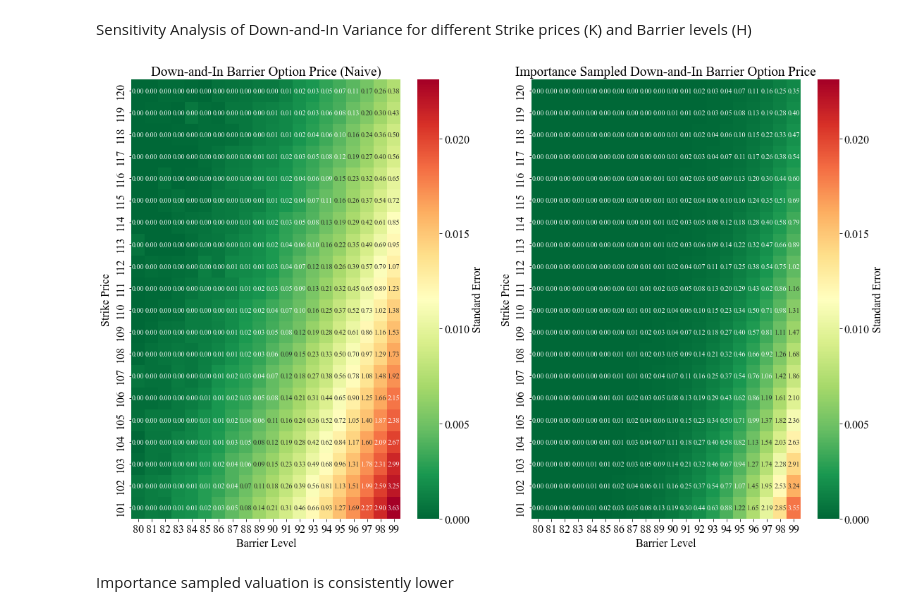
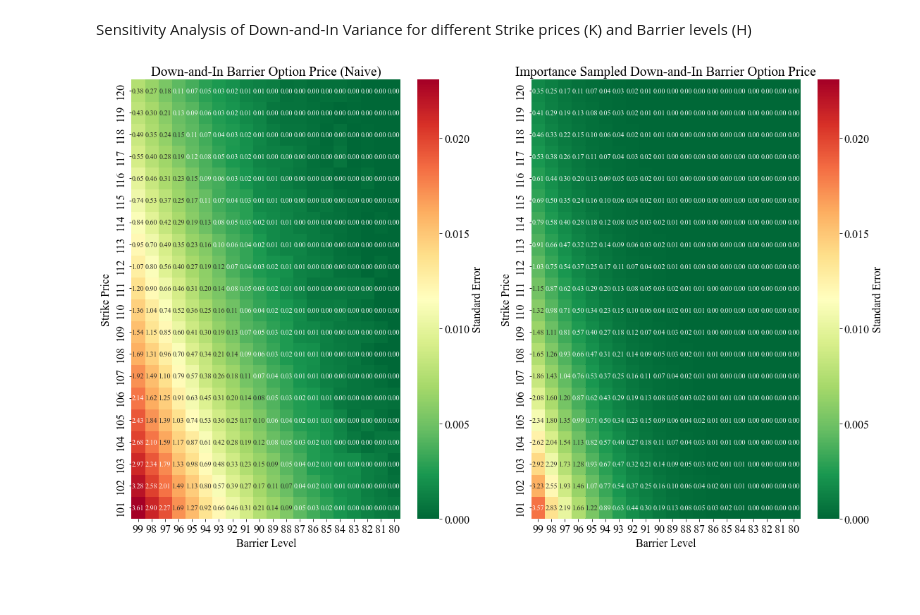
Before and after one commit to GianiRanzetti/Barrier-Options, a Jupyter notebook: MonteCarloPricer.ipynb, the cells around one changed output. Saved outputs shown, nothing was run; the diff lists cells and outputs as text; code cells hidden in the pictures; blank space fills up the shorter version.

Commit message:
Plots

```diff
--- a/MonteCarloPricer.ipynb
+++ b/MonteCarloPricer.ipynb
@@ -1131,7 +1131,7 @@ For the Down-and-in montecasrol simulation, most of the trajectories end up as a
 # %% [markdown]
 ### How Do Naive Monte Carlo Simulations fare with Deep Out of the Money options (Option value close to zero)?
 # %%
-option_pricer = BarrierOptionPricer(S0=100, K=115, H=90, T=0.2, r=0.1, sigma=0.3, q=0, simulations=100000, steps=50)
+option_pricer = BarrierOptionPricer(S0=100, K=115, H=85, T=0.2, r=0.1, sigma=0.3, q=0, simulations=100000, steps=50)
 path = option_pricer._simulate_naive_paths()
 MC_downOutCall = option_pricer.NaiveDOCallprice(path, Graph=False)
 # %% [output]
@@ -1191 +1272,5 @@ DownInCall, DownOutCall = option_pricer.ClosedForm_Down_Call()
+# %%
+option_pricer = BarrierOptionPricer(S0=100, K=115, H=85, T=0.2, r=0.1, sigma=0.3, q=0, simulations=100000, steps=50)
+option_pricer.BarrierCorrection()
+DownInCall, DownOutCall = option_pricer.ClosedForm_Down_Call()
 # %%
@@ -1212,11 +1296,9 @@ df
 # %% [markdown]
 Sensitivity Analysis of Down-and-In Variance for different Strike prices (K) and Barrier levels (H)
 # %%
-# Define strike prices and barrier levels
 Ks = np.linspace(101, 120, 20)
 Hs = np.linspace(80, 99, 20)
 
-# Initialize arrays for prices and standard errors
 naive_prices = np.zeros((len(Ks), len(Hs)))
 naive_stderrors = np.zeros((len(Ks), len(Hs)))
 
@@ -1229,18 +1311,18 @@ for i, K in enumerate(Ks):
         option_pricer = BarrierOptionPricer(S0=100, K=K, H=H, T=0.2, r=0.1, sigma=0.3, q=0, simulations=100000, steps=50)
         path = option_pricer._simulate_naive_paths()
         price = option_pricer.NaiveDICallprice(path, Graph=False, Annot = False)
-        naive_prices[i, j] = round(price[0], 2)  # Round price to nearest cent
-        naive_stderrors[i, j] = price[1]  # Round standard error to nearest cent
+        naive_prices[i, j] = round(price[0], 2)
+        naive_stderrors[i, j] = price[1]
 
 # Importance Sampled Monte Carlo simulation for each combination of K and H
 for i, K in enumerate(Ks):
     for j, H in enumerate(Hs):
         option_pricer = BarrierOptionPricer(S0=100, K=K, H=H, T=0.2, r=0.1, sigma=0.3, q=0, simulations=100000, steps=50)
         price = option_pricer.Importance_Sample_DI_Call_Price(Graph=False, Annot = False)
-        IS_prices[i, j] = round(price[0], 2)  # Round price to nearest cent
-        IS_stderrors[i, j] = price[1]  # Round standard error to nearest cent
+        IS_prices[i, j] = round(price[0], 2)
+        IS_stderrors[i, j] = price[1]
 
-# Create a heatmap for the prices for naive and importance sampled
+
 # Calculate global min and max for standard errors
 global_min = min(naive_stderrors.min(), IS_stderrors.min())
 global_max = max(naive_stderrors.max(), IS_stderrors.max())
@@ -1248,49 +1330,49 @@ global_max = max(naive_stderrors.max(), IS_stderrors.max())
 # Create a heatmap for the prices for naive and importance sampled
 plt.figure(figsize=(16, 10))
 plt.rcParams["font.family"] = "Times New Roman"
 plt.rcParams["font.size"] = "16"
 
 # First subplot: Naive Method
-plt.subplot(1, 2, 1)  # 1 row, 2 columns, 1st subplot
+plt.subplot(1, 2, 1)
 sns.heatmap(
     naive_stderrors,  # Use standard errors for shading
-    xticklabels=[f'{h:.0f}' for h in Hs],  # Format barrier levels as integers
-    yticklabels=[f'{k:.0f}' for k in Ks],  # Format strike prices as integers
+    xticklabels=[f'{h:.0f}' for h in Hs],
+    yticklabels=[f'{k:.0f}' for k in Ks],
     annot=naive_prices,  # Annotate the heatmap with prices
-    fmt='.2f',  # Format the annotations
+    fmt='.2f',
     cmap='RdYlGn_r',
-    annot_kws={'size': 10},  # Annotation styling
-    cbar_kws={'label': 'Standard Error'},  # Label for the color bar
-    vmin=global_min,  # Set consistent minimum for color scale
-    vmax=global_max,  # Set consistent maximum for color scale
+    annot_kws={'size': 10},
+    cbar_kws={'label': 'Standard Error'},
+    vmin=global_min,
+    vmax=global_max,
 )
 plt.xlabel('Barrier Level')
 plt.ylabel('Strike Price')
 plt.title('Down-and-In Barrier Option Price (Naive)')
+plt.gca().invert_xaxis()
 plt.gca().invert_yaxis()
 
 # Second subplot: Importance Sampling Method
-plt.subplot(1, 2, 2)  # 1 row, 2 columns, 2nd subplot
+plt.subplot(1, 2, 2)
 sns.heatmap(
     IS_stderrors,  # Use standard errors for shading
-    xticklabels=[f'{h:.0f}' for h in Hs],  # Format barrier levels as integers
-    yticklabels=[f'{k:.0f}' for k in Ks],  # Format strike prices as integers
+    xticklabels=[f'{h:.0f}' for h in Hs],
+    yticklabels=[f'{k:.0f}' for k in Ks],
     annot=IS_prices,  # Annotate the heatmap with prices
-    fmt='.2f',  # Format the annotations
+    fmt='.2f',
     cmap='RdYlGn_r',
-    annot_kws={'size': 10},  # Annotation styling
-    cbar_kws={'label': 'Standard Error'},  # Label for the color bar
-    vmin=global_min,  # Set consistent minimum for color scale
-    vmax=global_max,  # Set consistent maximum for color scale
+    annot_kws={'size': 10},
+    cbar_kws={'label': 'Standard Error'},
+    vmin=global_min,
+    vmax=global_max,
 )
 plt.xlabel('Barrier Level')
 plt.ylabel('Strike Price')
 plt.title('Importance Sampled Down-and-In Barrier Option Price')
+plt.gca().invert_xaxis()
 plt.gca().invert_yaxis()
 
 plt.tight_layout()
 plt.show()
 # %% [output]
-[figure, old version]
+[figure, new version]
-# %% [markdown]
-Importance sampled valuation is consistently lower
```
Also changed, not shown: parts of 10 cells of this notebook, 11 other files.
